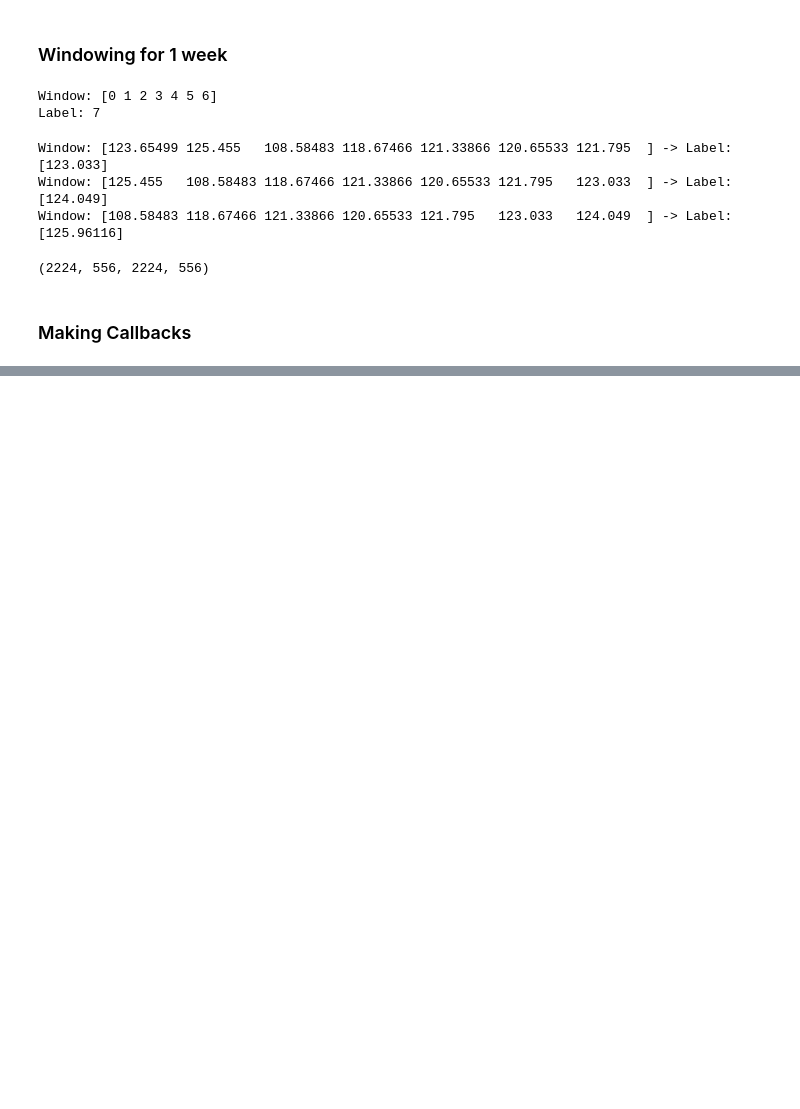
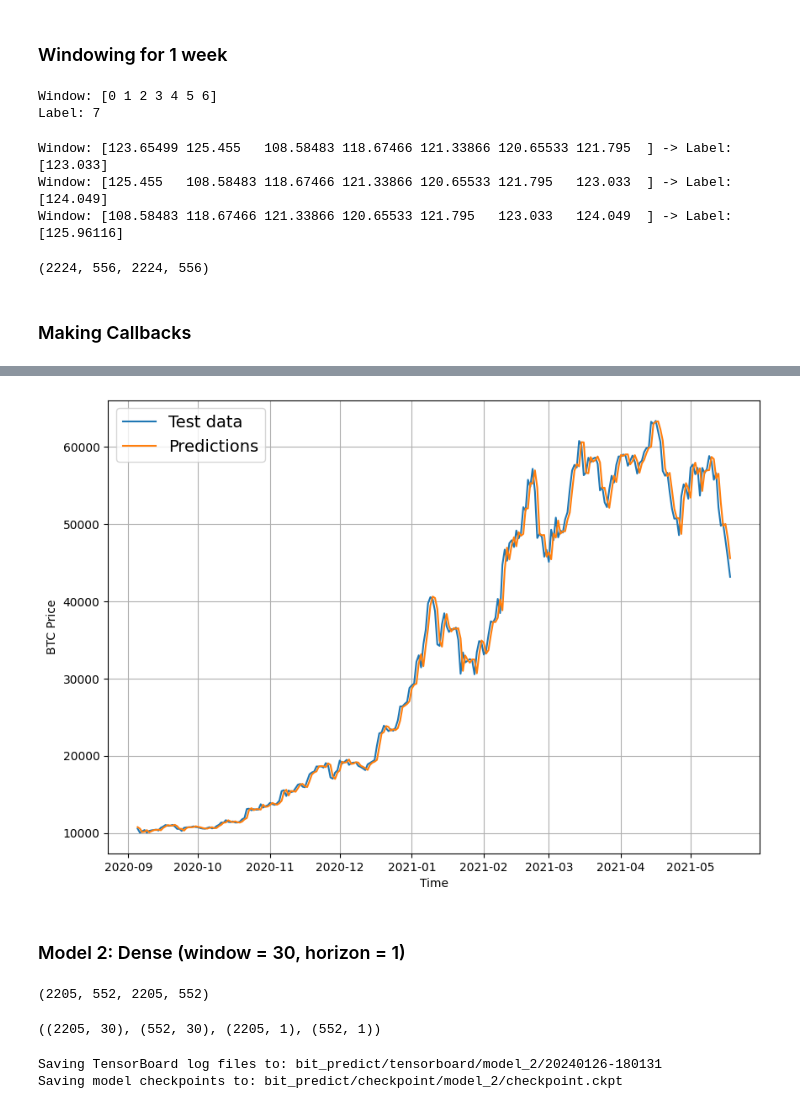
Before and after one commit to mufaddalhamidofficial/tensorflow_course, a Jupyter notebook: 10_bitpredict.ipynb, the cells around one changed output, grey strips where cells are left out. Cells and saved outputs as stored; diff of their text form; code cells hidden in the pictures; blank space fills up the shorter version.

```diff
--- a/10_bitpredict.ipynb
+++ b/10_bitpredict.ipynb
@@ -273,7 +281,7 @@ len(train_windows), len(test_windows), len(train_labels), len(test_labels)
 def get_callbacks(experiment_name, use_early_stopping = False, patience=3):
     if use_early_stopping:
         early_stopping = tf.keras.callbacks.EarlyStopping(
-            monitor="val_accuracy",
+            monitor="val_mae",
             patience=patience,
             restore_best_weights=True,
         )
@@ -285,6 +293,8 @@ def get_callbacks(experiment_name, use_early_stopping = False, patience=3):
         create_checkpoint_callback(
             dir_name="bit_predict/checkpoint",
             experiment_name=experiment_name,
+            monitor="val_mae",
+
 
         ),
     ]
@@ -323,0 +336,23 @@ def get_callbacks(experiment_name, use_early_stopping = False, patience=3):
+# %%
+tf.random.set_seed(42)
+
+model_1 = tf.keras.Sequential([
+    tf.keras.layers.Dense(128, activation="relu"),
+    tf.keras.layers.Dense(HORIZON, activation="linear"),
+])
+
+model_1.compile(
+    loss="mae",
+    optimizer="adam",
+    metrics=["mae", "mse"],
+)
+
+history_1 = model_1.fit(
+    train_windows,
+    train_labels,
+    epochs=100,
+    verbose=1,
+    batch_size=128,
+    validation_data=(test_windows, test_labels),
+    callbacks=get_callbacks("model_1"),
+)
@@ -323,0 +386,3 @@ def get_callbacks(experiment_name, use_early_stopping = False, patience=3):
+# %%
+model_1.load_weights("bit_predict/checkpoint/model_1/checkpoint.ckpt")
+model_1.evaluate(test_windows, test_labels)
@@ -323,0 +402,6 @@ def get_callbacks(experiment_name, use_early_stopping = False, patience=3):
+# %%
+offset = 300
+plt.figure(figsize=(10, 7))
+plot_time_series(timesteps=X_test[-len(test_labels):], values=test_labels[:, 0], format='-', start=offset, label="Test data")
+plot_time_series(timesteps=X_test[-len(test_labels):], values=model_1.predict(test_windows)[:, 0], start=offset, format="-", label="Predictions")
+# %% [output]
@@ -323,0 +409,44 @@ def get_callbacks(experiment_name, use_early_stopping = False, patience=3):
+[figure, added]
+# %% [markdown]
+### Model 2: Dense (window = 30, horizon = 1)
+# %%
+HORIZON = 1
+WINDOW_SIZE = 30
+
+full_windows, full_labels = make_windows(bitcoin_prices["Price"].to_numpy(), window_size=WINDOW_SIZE, horizon=HORIZON)
+
+train_windows, test_windows, train_labels, test_labels = make_train_test_splits(full_windows, full_labels)
+
+len(train_windows), len(test_windows), len(train_labels), len(test_labels)
+# %% [output]
+(2205, 552, 2205, 552)
+# %%
+train_windows.shape, test_windows.shape, train_labels.shape, test_labels.shape
+# %% [output]
+((2205, 30), (552, 30), (2205, 1), (552, 1))
+# %%
+tf.random.set_seed(42)
+
+model_2 = tf.keras.Sequential([
+    tf.keras.layers.Dense(128, activation="relu"),
+    tf.keras.layers.Dense(HORIZON, activation="linear"),
+])
+
+model_2.compile(
+    loss="mae",
+    optimizer="adam",
+    metrics=["mae", "mse"],
+)
+
+history_2 = model_2.fit(
+    train_windows,
+    train_labels,
+    epochs=100,
+    verbose=0,
+    batch_size=128,
+    validation_data=(test_windows, test_labels),
+    callbacks=get_callbacks("model_2"),
+)
+# %% [output]
+Saving TensorBoard log files to: bit_predict/tensorboard/model_2/20240126-180131
+Saving model checkpoints to: bit_predict/checkpoint/model_2/checkpoint.ckpt
```
Also changed, not shown: parts of 24 cells of this notebook, 2 other files.
